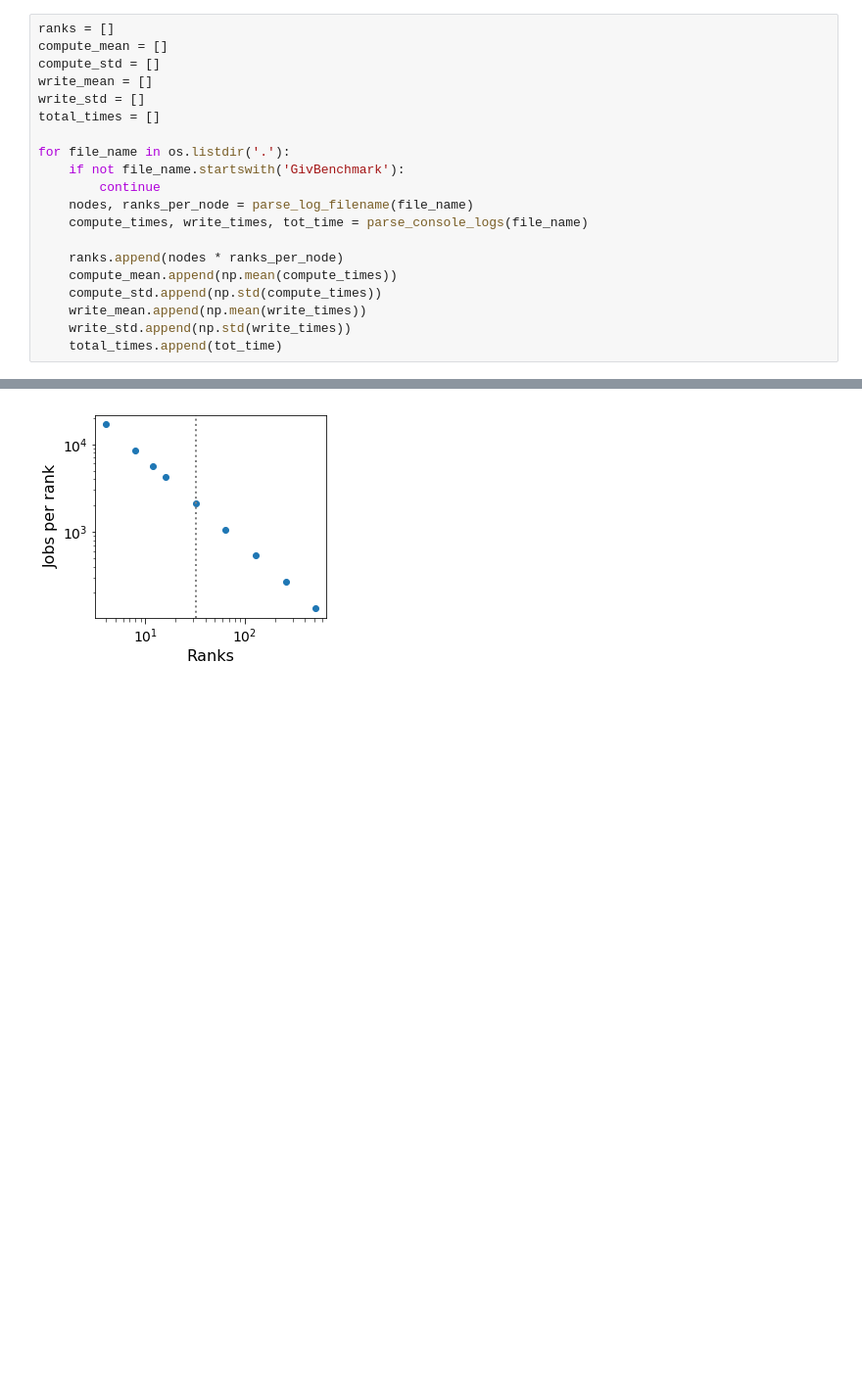
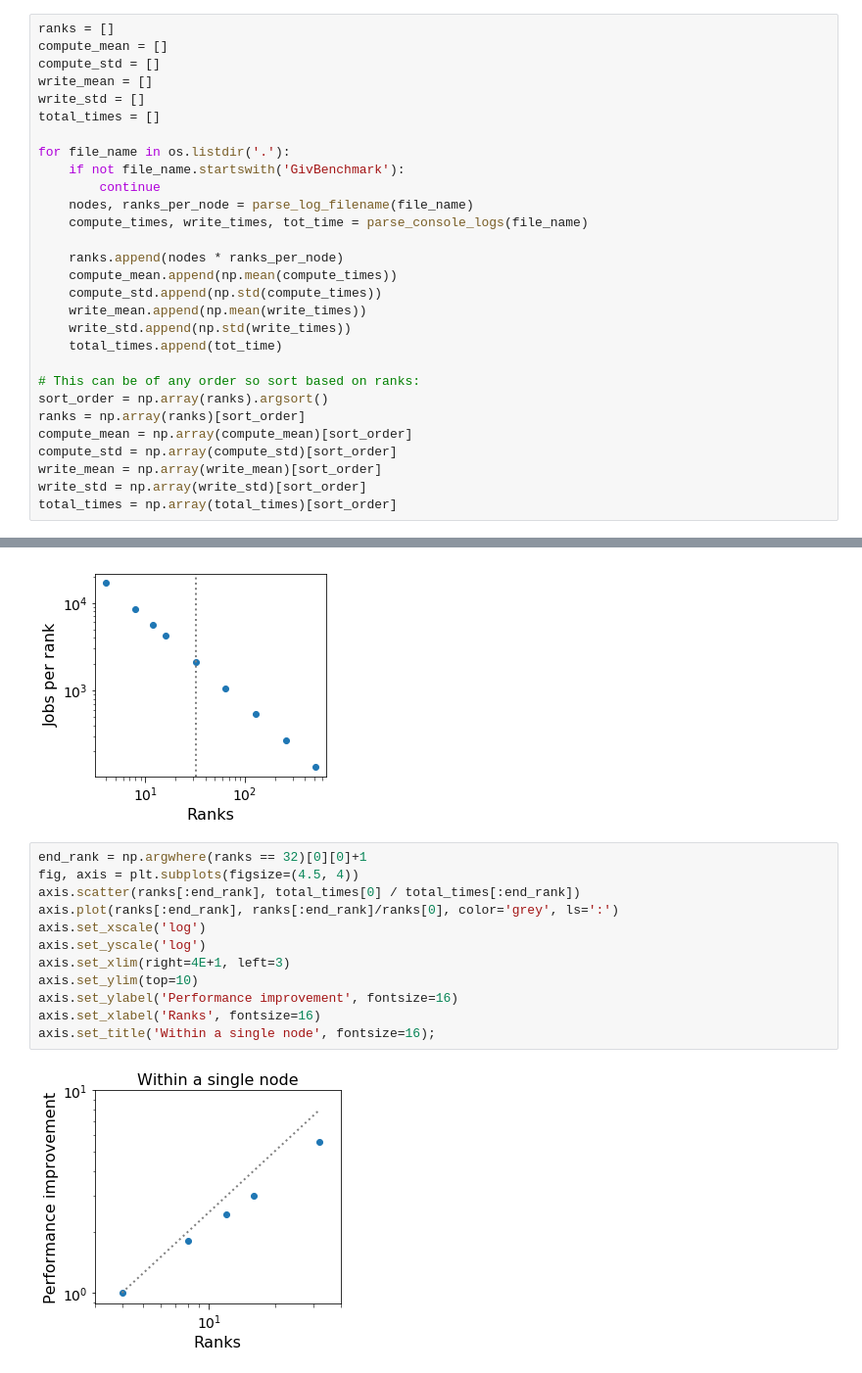
Before and after one commit to pycroscopy/distUSID, a Jupyter notebook: giv_bayesian/output/Benchmark_analysis.ipynb, the cells around one changed output, grey strips where cells are left out. Shown at 98% size. Cells and saved outputs as stored; diff of their text form; blank space fills up the shorter version.

```diff
--- a/giv_bayesian/output/Benchmark_analysis.ipynb
+++ b/giv_bayesian/output/Benchmark_analysis.ipynb
@@ -99,6 +99,15 @@ for file_name in os.listdir('.'):
     write_mean.append(np.mean(write_times))
     write_std.append(np.std(write_times))
     total_times.append(tot_time)
+
+# This can be of any order so sort based on ranks:
+sort_order = np.array(ranks).argsort()
+ranks = np.array(ranks)[sort_order]
+compute_mean = np.array(compute_mean)[sort_order]
+compute_std = np.array(compute_std)[sort_order]
+write_mean = np.array(write_mean)[sort_order]
+write_std = np.array(write_std)[sort_order]
+total_times = np.array(total_times)[sort_order]
 # %%
 num_jobs = 68096
 tot_time_per_pixel = np.array(compute_mean) + np.array(write_mean)
@@ -145,3 +154,17 @@ axis.set_ylabel('Jobs per rank', fontsize=16)
 fig.tight_layout()
 # %% [output]
 [figure]
+# %%
+end_rank = np.argwhere(ranks == 32)[0][0]+1
+fig, axis = plt.subplots(figsize=(4.5, 4))
+axis.scatter(ranks[:end_rank], total_times[0] / total_times[:end_rank])
+axis.plot(ranks[:end_rank], ranks[:end_rank]/ranks[0], color='grey', ls=':')
+axis.set_xscale('log')
+axis.set_yscale('log')
+axis.set_xlim(right=4E+1, left=3)
+axis.set_ylim(top=10)
+axis.set_ylabel('Performance improvement', fontsize=16)
+axis.set_xlabel('Ranks', fontsize=16)
+axis.set_title('Within a single node', fontsize=16);
+# %% [output]
+[figure, added]
```
Also changed, not shown: parts of 1 cell of this notebook, 1 other file.
